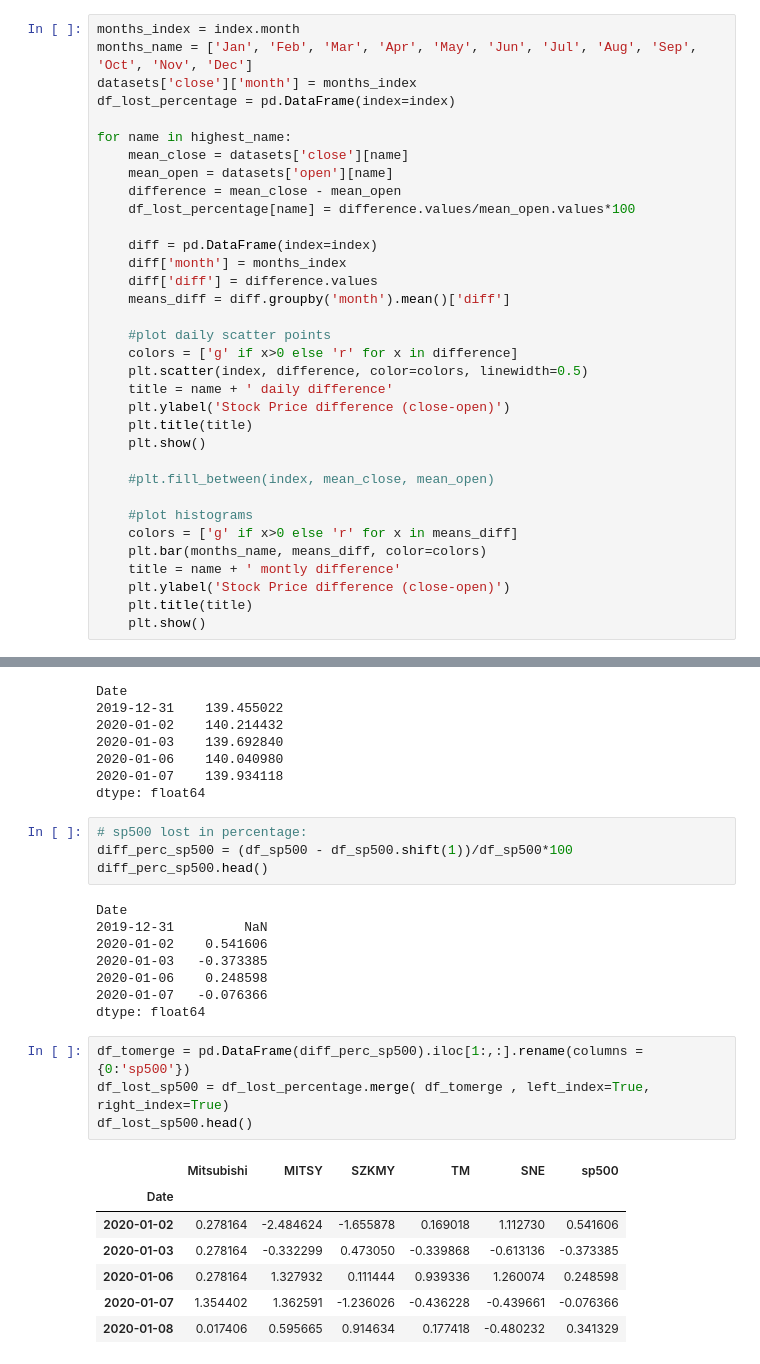
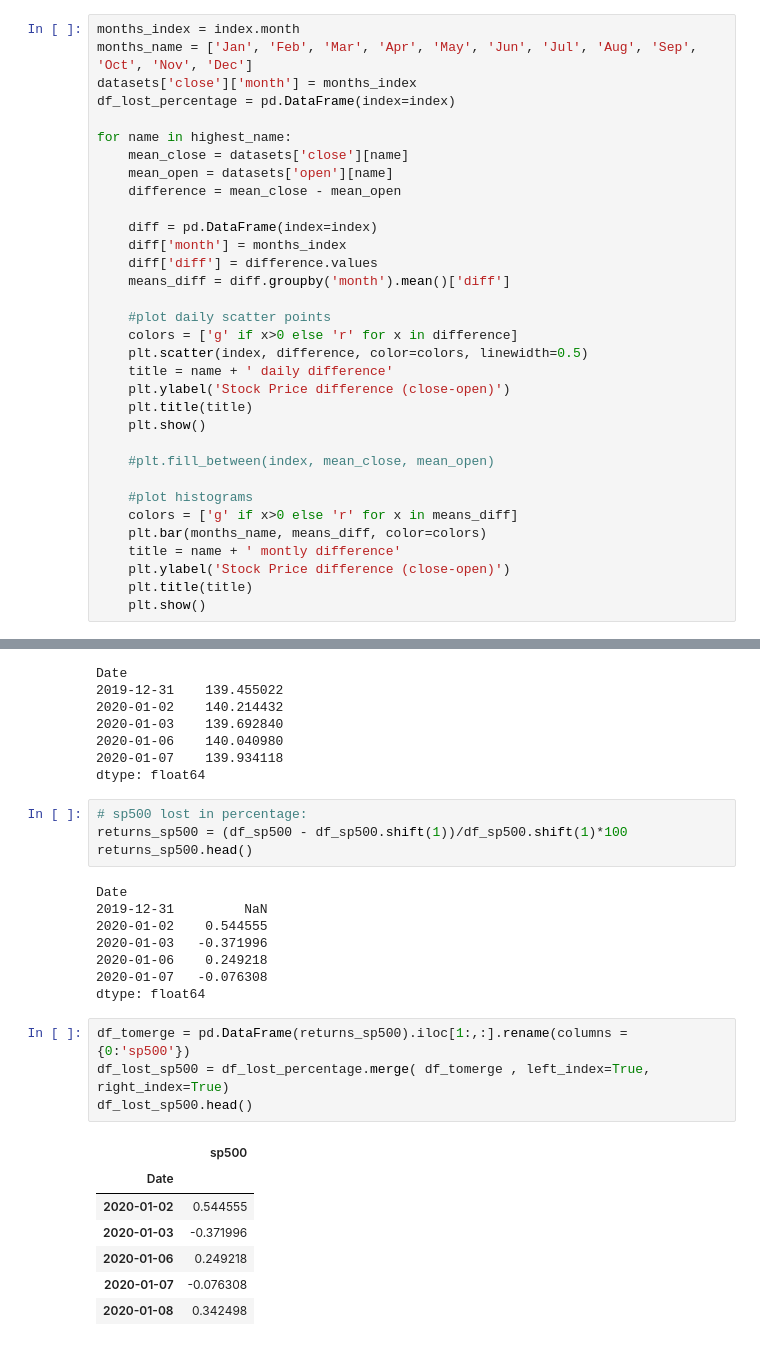
Before and after one commit to anitamezzetti/covid_impact_stocks_volatility, a Jupyter notebook: stock_price_EDA.ipynb, the cells around one changed output, grey strips where cells are left out. Cells and saved outputs as stored; diff of their text form.

```diff
--- a/stock_price_EDA.ipynb
+++ b/stock_price_EDA.ipynb
@@ -211,7 +216,6 @@ for name in highest_name:
     mean_close = datasets['close'][name]
     mean_open = datasets['open'][name]
     difference = mean_close - mean_open
-    df_lost_percentage[name] = difference.values/mean_open.values*100
 
     diff = pd.DataFrame(index=index)
     diff['month'] = months_index
@@ -397,28 +431,28 @@ Date
 dtype: float64
 # %%
 # sp500 lost in percentage:
-diff_perc_sp500 = (df_sp500 - df_sp500.shift(1))/df_sp500*100
-diff_perc_sp500.head()
+returns_sp500 = (df_sp500 - df_sp500.shift(1))/df_sp500.shift(1)*100
+returns_sp500.head()
 # %% [output]
 Date
 2019-12-31         NaN
-2020-01-02    0.541606
-2020-01-03   -0.373385
-2020-01-06    0.248598
-2020-01-07   -0.076366
+2020-01-02    0.544555
+2020-01-03   -0.371996
+2020-01-06    0.249218
+2020-01-07   -0.076308
 dtype: float64
 # %%
-df_tomerge = pd.DataFrame(diff_perc_sp500).iloc[1:,:].rename(columns = {0:'sp500'})
+df_tomerge = pd.DataFrame(returns_sp500).iloc[1:,:].rename(columns = {0:'sp500'})
 df_lost_sp500 = df_lost_percentage.merge( df_tomerge , left_index=True, right_index=True)
 df_lost_sp500.head()
 # %% [output]
-|  | Mitsubishi | MITSY | SZKMY | TM | SNE | sp500 |
-| Date |  |  |  |  |  |  |
-| 2020-01-02 | 0.278164 | -2.484624 | -1.655878 | 0.169018 | 1.112730 | 0.541606 |
-| 2020-01-03 | 0.278164 | -0.332299 | 0.473050 | -0.339868 | -0.613136 | -0.373385 |
-| 2020-01-06 | 0.278164 | 1.327932 | 0.111444 | 0.939336 | 1.260074 | 0.248598 |
-| 2020-01-07 | 1.354402 | 1.362591 | -1.236026 | -0.436228 | -0.439661 | -0.076366 |
-| 2020-01-08 | 0.017406 | 0.595665 | 0.914634 | 0.177418 | -0.480232 | 0.341329 |
+|  | sp500 |
+| Date |  |
+| 2020-01-02 | 0.544555 |
+| 2020-01-03 | -0.371996 |
+| 2020-01-06 | 0.249218 |
+| 2020-01-07 | -0.076308 |
+| 2020-01-08 | 0.342498 |
 # %%
 for name in highest_name:
 
```
Also changed, not shown: parts of 25 cells of this notebook.
